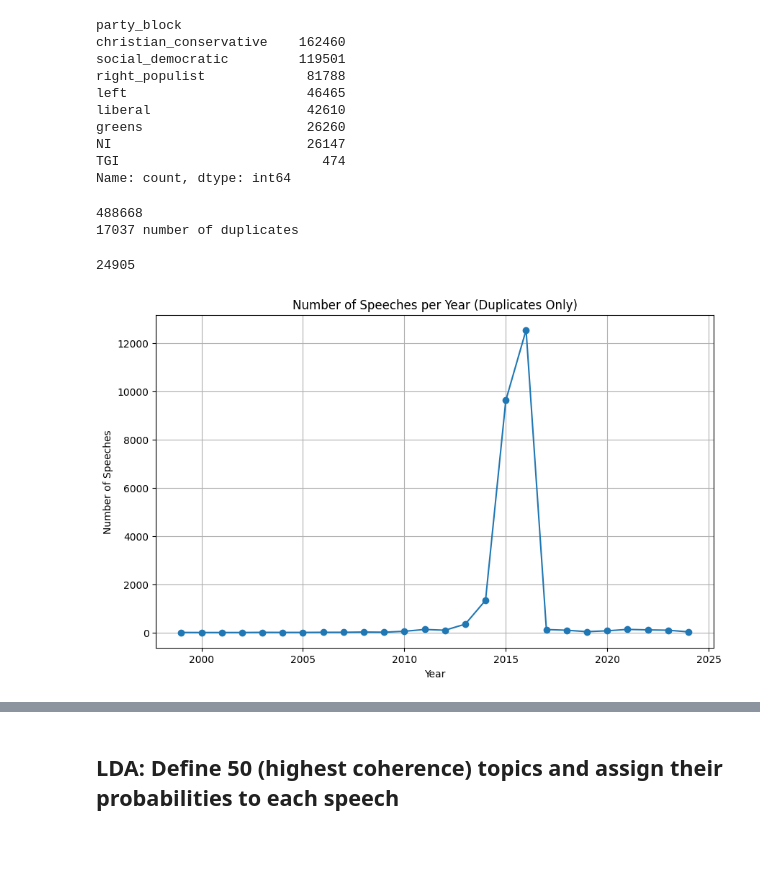
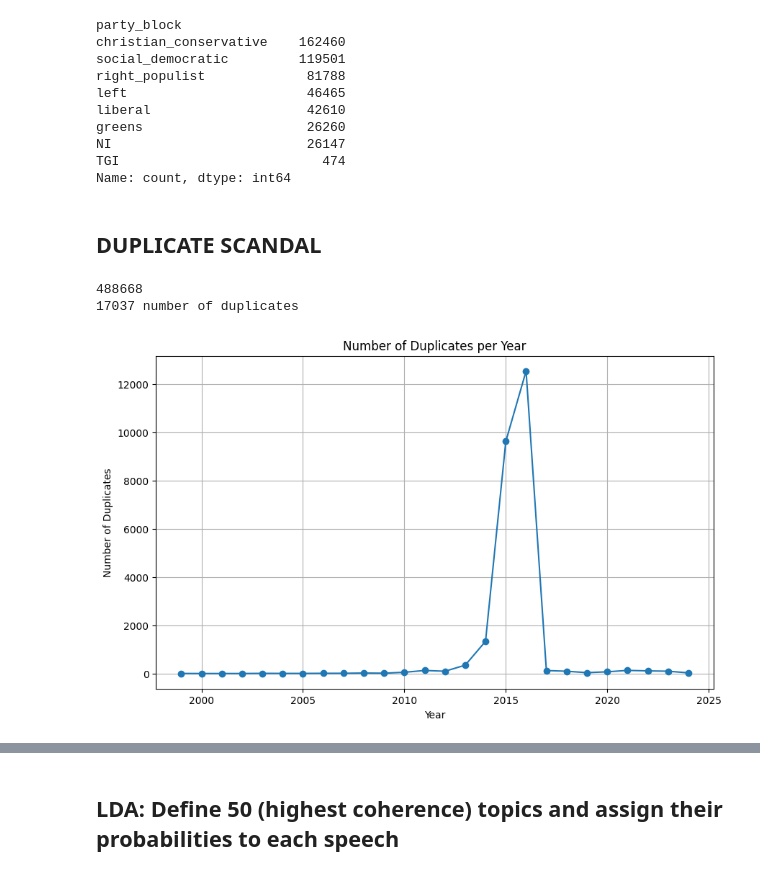
Before and after one commit to derkleinejakob/dataliteracy25, a Jupyter notebook: filter_data.ipynb, the cells around one changed output, grey strips where cells are left out. Cells and saved outputs as stored; diff of their text form; code cells hidden in the pictures; blank space fills up the shorter version.

Commit message:
duplicate analysis

```diff
--- a/filter_data.ipynb
+++ b/filter_data.ipynb
@@ -110,26 +107,25 @@ greens                     26260
 NI                         26147
 TGI                          474
 Name: count, dtype: int64
-# %%
-print(len(df_party_members["translatedText"].unique()))
-print(len(df_party_members)- len(df_party_members["translatedText"].unique()), "number of duplicates")  # check for duplicates
-# %% [output]
-488668
-17037 number of duplicates
+# %% [markdown]
+## DUPLICATE SCANDAL
 # %%
+print(len(df_party_members["translatedText"].unique()))
+print(len(df_party_members)- len(df_party_members["translatedText"].unique()), "number of duplicates")  # check for duplicates
+
 df_duplicates = df_party_members[df_party_members["text"].duplicated(keep=False)]
-len(df_duplicates)
+len(df_party_members) - len(df_duplicates)
+
+# plot number of duplicates per year
+duplicates_per_year = df_duplicates['year'].value_counts().sort_index()
+plt.figure(figsize=(10, 6))
+plt.plot(duplicates_per_year.index, duplicates_per_year.values, marker='o')
+plt.title('Number of Duplicates per Year')
+plt.xlabel('Year')
+plt.ylabel('Number of Duplicates')
+plt.grid()
+plt.show()
 # %% [output]
-24905
+488668
+17037 number of duplicates
+[figure, added]
-# %%
-# plot number of speeches per year
-speeches_per_year = df_duplicates['year'].value_counts().sort_index()
-plt.figure(figsize=(10, 6))
-plt.plot(speeches_per_year.index, speeches_per_year.values, marker='o')
-plt.title('Number of Speeches per Year (Duplicates Only)')
-plt.xlabel('Year')
-plt.ylabel('Number of Speeches')
-plt.grid()
-plt.show()
-# %% [output]
-[figure, removed]
```
Also changed, not shown: parts of 15 cells of this notebook, 1 other file.
